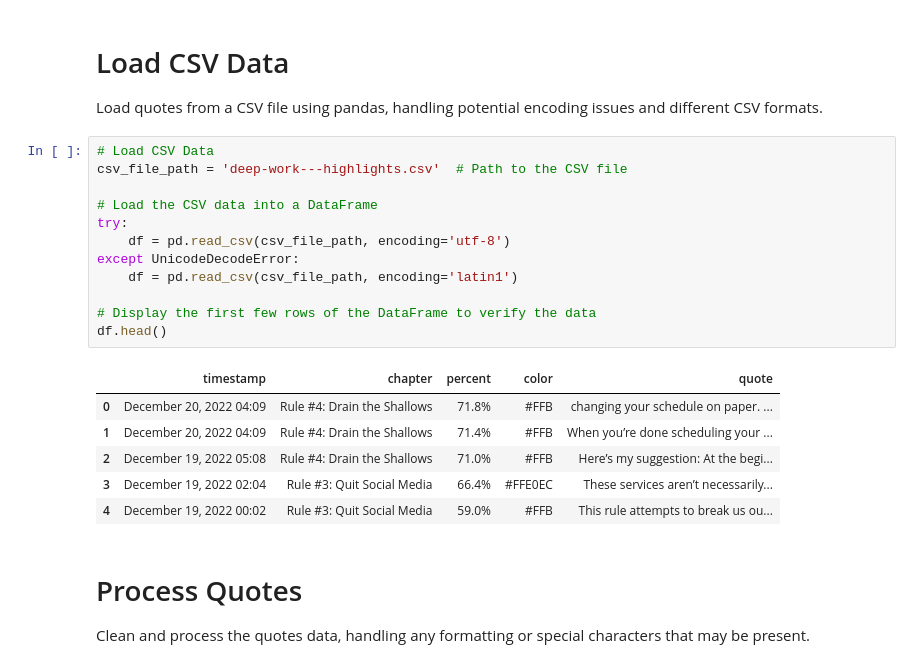
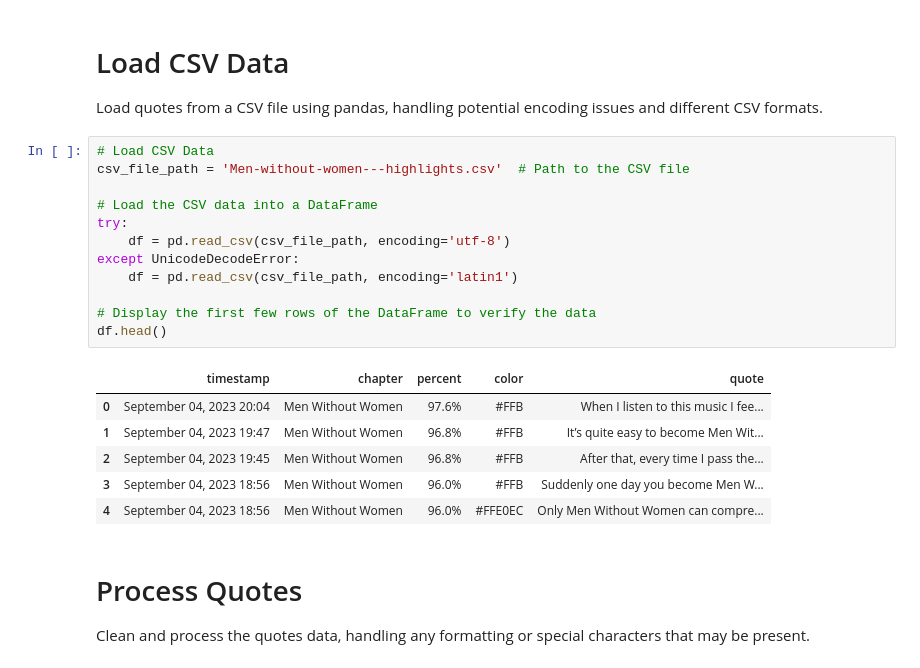
Before and after one commit to rohit196/Text-Analytics, a Jupyter notebook: Libby_Notes/csv_to_doc_converator.ipynb, the cells around one changed output. Cells and saved outputs as stored; diff of their text form.

Commit message:
Added Men Without Women Book

```diff
--- a/Libby_Notes/csv_to_doc_converator.ipynb
+++ b/Libby_Notes/csv_to_doc_converator.ipynb
@@ -9,23 +9,23 @@ from docx import Document
 Load quotes from a CSV file using pandas, handling potential encoding issues and different CSV formats.
 # %%
 # Load CSV Data
-csv_file_path = 'deep-work---highlights.csv'  # Path to the CSV file
+csv_file_path = 'Men-without-women---highlights.csv'  # Path to the CSV file
 
 # Load the CSV data into a DataFrame
 try:
     df = pd.read_csv(csv_file_path, encoding='utf-8')
 except UnicodeDecodeError:
     df = pd.read_csv(csv_file_path, encoding='latin1')
 
 # Display the first few rows of the DataFrame to verify the data
 df.head()
 # %% [output]
 |  | timestamp | chapter | percent | color | quote |
-| 0 | December 20, 2022 04:09 | Rule #4: Drain the Shallows | 71.8% | #FFB | changing your schedule on paper. ... |
-| 1 | December 20, 2022 04:09 | Rule #4: Drain the Shallows | 71.4% | #FFB | When you’re done scheduling your ... |
-| 2 | December 19, 2022 05:08 | Rule #4: Drain the Shallows | 71.0% | #FFB | Here’s my suggestion: At the begi... |
-| 3 | December 19, 2022 02:04 | Rule #3: Quit Social Media | 66.4% | #FFE0EC | These services aren’t necessarily... |
-| 4 | December 19, 2022 00:02 | Rule #3: Quit Social Media | 59.0% | #FFB | This rule attempts to break us ou... |
+| 0 | September 04, 2023 20:04 | Men Without Women | 97.6% | #FFB | When I listen to this music I fee... |
+| 1 | September 04, 2023 19:47 | Men Without Women | 96.8% | #FFB | It’s quite easy to become Men Wit... |
+| 2 | September 04, 2023 19:45 | Men Without Women | 96.8% | #FFB | After that, every time I pass the... |
+| 3 | September 04, 2023 18:56 | Men Without Women | 96.0% | #FFB | Suddenly one day you become Men W... |
+| 4 | September 04, 2023 18:56 | Men Without Women | 96.0% | #FFE0EC | Only Men Without Women can compre... |
 # %% [markdown]
 # Process Quotes
 Clean and process the quotes data, handling any formatting or special characters that may be present.
```
Also changed, not shown: parts of 4 cells of this notebook.
